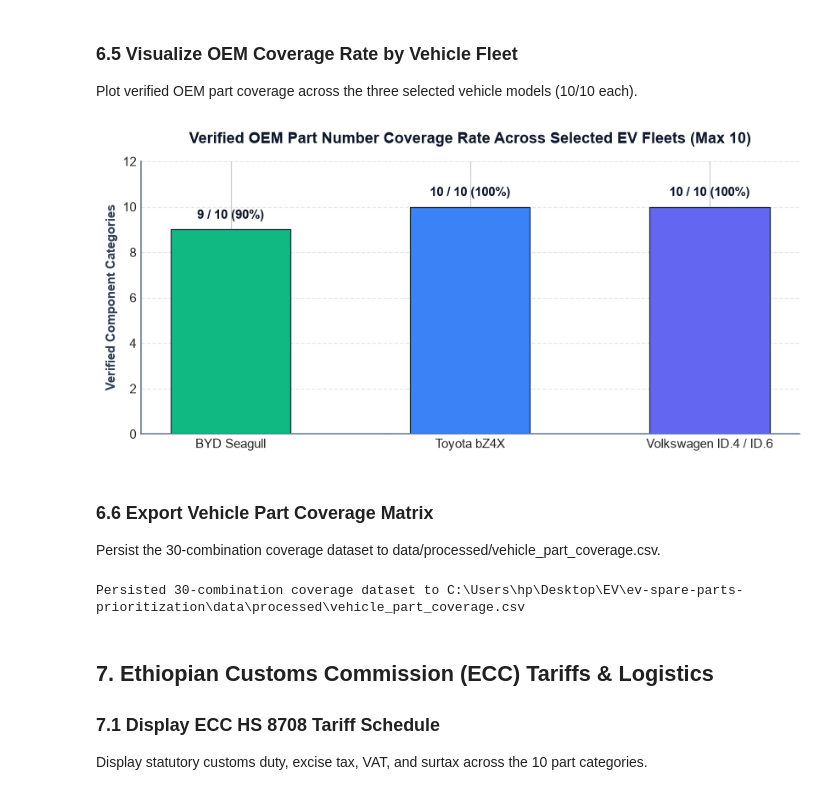
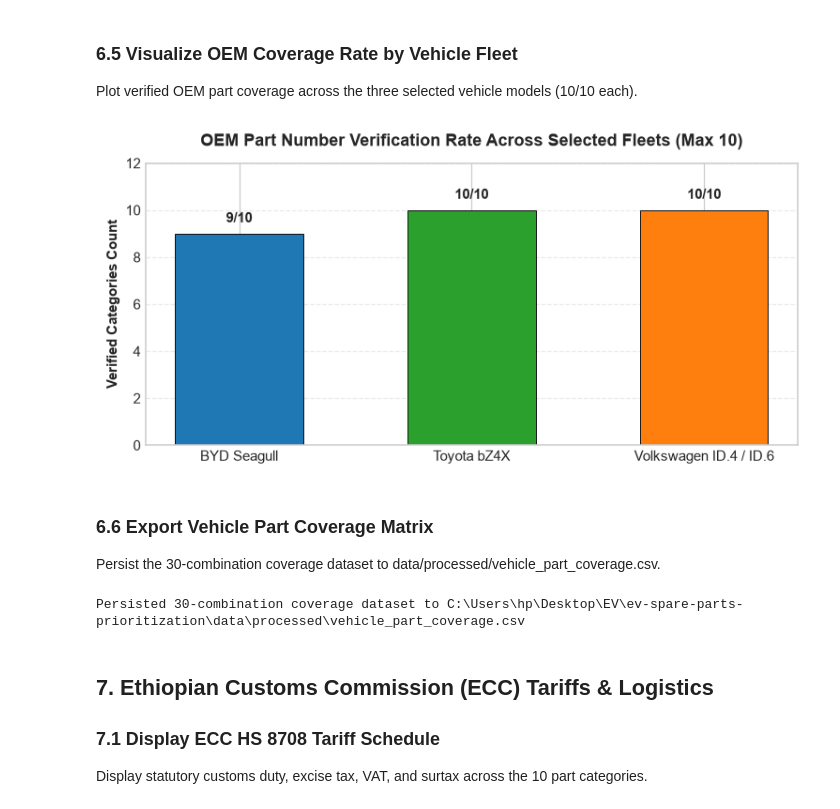
Before and after one commit to EstarCode/ev-spare-parts-prioritization, a Jupyter notebook: notebooks/Abraham_Amogne_EV_Spare_Parts_Prioritization.ipynb, the cells around one changed output. Saved outputs shown, nothing was run; the diff lists cells and outputs as text; code cells hidden in the pictures.

```diff
--- a/notebooks/Abraham_Amogne_EV_Spare_Parts_Prioritization.ipynb
+++ b/notebooks/Abraham_Amogne_EV_Spare_Parts_Prioritization.ipynb
@@ -625,0 +844,9 @@ display(df_coverage[["vehicle_model", "part_category", "OEM_number_found", "loca
+# %%
+# Self-healing environment bootstrap (enables standalone cell execution)
+import sys; from pathlib import Path
+if 'PROJECT_ROOT' not in globals() or 'df_cleaned_listings' not in globals() or 'CLEANED_DIR' not in globals() or 'quality_profile' not in globals():
+    _r = Path('.').resolve() if (Path('.').resolve() / 'notebooks').exists() else Path('..').resolve()
+    if str(_r) not in sys.path: sys.path.insert(0, str(_r))
+    from src.utils.notebook_state import ensure_state; ensure_state(globals())
+
+display(df_coverage[["vehicle_model", "part_category", "OEM_number_found", "local_stock_found", "evidence_confidence"]].head(10))
@@ -683,0 +904,10 @@ display(oem_crosstab)
+# %%
+# Self-healing environment bootstrap (enables standalone cell execution)
+import sys; from pathlib import Path
+if 'PROJECT_ROOT' not in globals() or 'df_cleaned_listings' not in globals() or 'CLEANED_DIR' not in globals() or 'quality_profile' not in globals():
+    _r = Path('.').resolve() if (Path('.').resolve() / 'notebooks').exists() else Path('..').resolve()
+    if str(_r) not in sys.path: sys.path.insert(0, str(_r))
+    from src.utils.notebook_state import ensure_state; ensure_state(globals())
+
+oem_crosstab = pd.crosstab(df_coverage["part_category"], df_coverage["vehicle_model"], values=df_coverage["OEM_number_found"], aggfunc="first")
+display(oem_crosstab)
@@ -687,55 +930,49 @@ Plot verified OEM part coverage across the three selected vehicle models (10/10
 # %%
 # Self-healing environment bootstrap (enables standalone cell execution)
 import sys; from pathlib import Path
-if "PROJECT_ROOT" not in globals() or "df_cleaned_listings" not in globals() or "CLEANED_DIR" not in globals():
-    _r = Path(".").resolve() if (Path(".") / "notebooks").exists() else Path("..").resolve()
+if 'PROJECT_ROOT' not in globals() or 'df_cleaned_listings' not in globals() or 'CLEANED_DIR' not in globals() or 'quality_profile' not in globals():
+    _r = Path('.').resolve() if (Path('.').resolve() / 'notebooks').exists() else Path('..').resolve()
     if str(_r) not in sys.path: sys.path.insert(0, str(_r))
     from src.utils.notebook_state import ensure_state; ensure_state(globals())
-
-import matplotlib.pyplot as plt
-import matplotlib.patches as mpatches
 
 def is_oem_verified(val):
     if pd.isna(val): return False
     s = str(val).strip().upper()
-    return s not in ("", "NOT_FOUND", "NONE", "NAN", "FALSE", "NO", "N/A")
+    return s not in ('', 'NOT_FOUND', 'NONE', 'NAN', 'FALSE', 'NO', 'N/A')
 
-fleet_cov = df_coverage.groupby("vehicle_model")["OEM_number_found"].apply(lambda x: x.apply(is_oem_verified).sum())
+fleet_cov = df_coverage.groupby('vehicle_model')['OEM_number_found'].apply(lambda x: x.apply(is_oem_verified).sum())
+colors = ['#1f77b4', '#2ca02c', '#ff7f0e']
 
-fig, ax = plt.subplots(figsize=(8.5, 4.0))
-colors = ["#10b981", "#3b82f6", "#6366f1"]
-
-bars = ax.bar(fleet_cov.index, fleet_cov.values, color=colors, edgecolor="#1e293b", linewidth=0.8, width=0.5)
-
-ax.set_title("Verified OEM Part Number Coverage Rate Across Selected EV Fleets (Max 10)", fontsize=11.5, fontweight="bold", pad=14, color="#0f172a")
-ax.set_ylabel("Verified Component Categories", fontsize=10, fontweight="bold", color="#334155")
+fig, ax = plt.subplots(figsize=(7, 3.5))
+bars = ax.bar(fleet_cov.index, fleet_cov.values, color=colors, edgecolor='black', linewidth=0.6, width=0.55)
+ax.set_title('OEM Part Number Verification Rate Across Selected Fleets (Max 10)', pad=12, fontweight='bold')
+ax.set_ylabel('Verified Categories Count', fontsize=10)
 ax.set_ylim(0, 12)
-ax.set_yticks(range(0, 13, 2))
-ax.grid(axis="y", linestyle="--", alpha=0.5, color="#cbd5e1")
-ax.set_axisbelow(True)
+ax.grid(axis='y', linestyle='--', alpha=0.4)
 
 for bar in bars:
     yval = bar.get_height()
-    pct = (yval / 10.0) * 100
-    ax.text(bar.get_x() + bar.get_width()/2.0, yval + 0.35, f"{int(yval)} / 10 ({pct:.0f}%)", ha="center", va="bottom", fontsize=10, fontweight="bold", color="#0f172a")
+    ax.text(bar.get_x() + bar.get_width()/2.0, yval + 0.35, f'{int(yval)}/10', ha='center', va='bottom', fontsize=10, fontweight='bold')
 
-ax.spines["top"].set_visible(False)
-ax.spines["right"].set_visible(False)
-ax.spines["left"].set_color("#64748b")
-ax.spines["bottom"].set_color("#64748b")
-
-plt.subplots_adjust(left=0.12, right=0.95, top=0.88, bottom=0.15)
+plt.tight_layout()
 plt.show()
 # %% [output]
-[figure, old version]
+[figure, new version]
 # %% [markdown]
 ### 6.6 Export Vehicle Part Coverage Matrix
 Persist the 30-combination coverage dataset to data/processed/vehicle_part_coverage.csv.
-# %%
-df_coverage.to_csv(PROCESSED_DIR / "vehicle_part_coverage.csv", index=False, encoding="utf-8")
-print(f"Persisted 30-combination coverage dataset to {PROCESSED_DIR / 'vehicle_part_coverage.csv'}")
-# %% [output]
-Persisted 30-combination coverage dataset to C:\Users\hp\Desktop\EV\ev-spare-parts-prioritization\data\processed\vehicle_part_coverage.csv
+# %%
+# Self-healing environment bootstrap (enables standalone cell execution)
+import sys; from pathlib import Path
+if 'PROJECT_ROOT' not in globals() or 'df_cleaned_listings' not in globals() or 'CLEANED_DIR' not in globals() or 'quality_profile' not in globals():
+    _r = Path('.').resolve() if (Path('.').resolve() / 'notebooks').exists() else Path('..').resolve()
+    if str(_r) not in sys.path: sys.path.insert(0, str(_r))
+    from src.utils.notebook_state import ensure_state; ensure_state(globals())
+
+df_coverage.to_csv(PROCESSED_DIR / "vehicle_part_coverage.csv", index=False, encoding="utf-8")
+print(f"Persisted 30-combination coverage dataset to {PROCESSED_DIR / 'vehicle_part_coverage.csv'}")
+# %% [output]
+Persisted 30-combination coverage dataset to C:\Users\hp\Desktop\EV\ev-spare-parts-prioritization\data\processed\vehicle_part_coverage.csv
 # %% [markdown]
 ## 7. Ethiopian Customs Commission (ECC) Tariffs & Logistics
 
```
Also changed, not shown: parts of 93 cells of this notebook, 1 other file.
